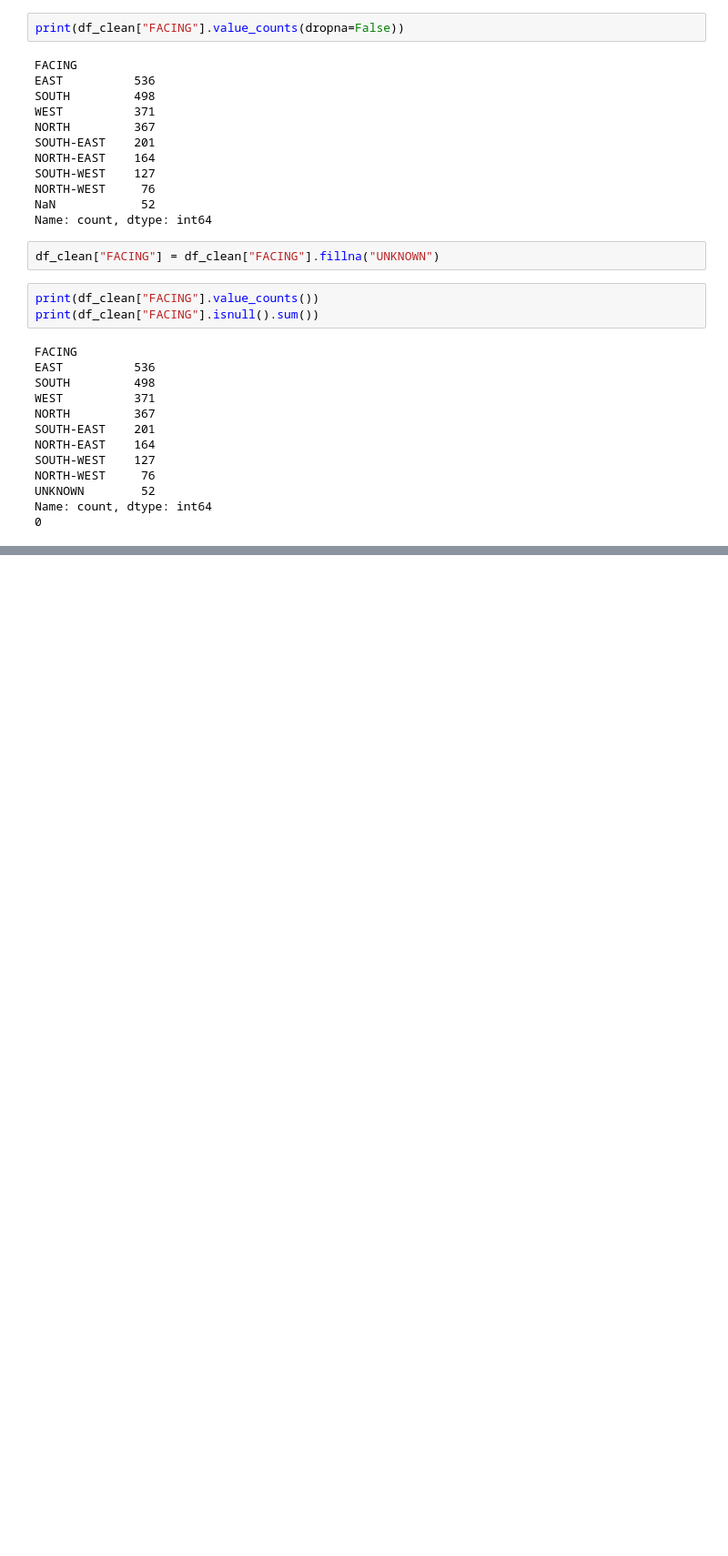
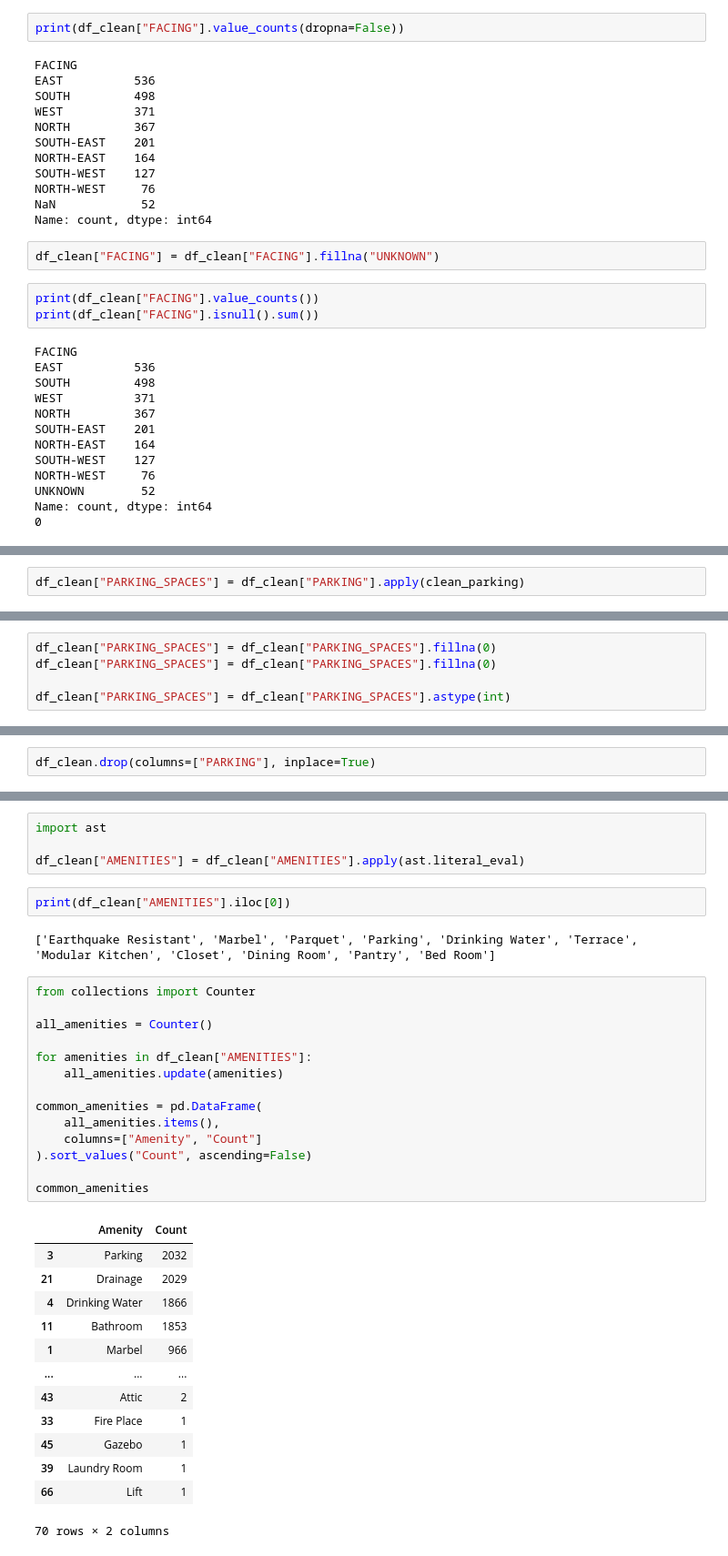
Before and after one commit to ishan2021/House-Price-Prediction-ML-Project, a Jupyter notebook: notebooks/02_Data_Cleaning.ipynb, the cells around one changed output, grey strips where cells are left out. Shown at 91% size. Saved outputs shown, nothing was run; the diff lists cells and outputs as text; blank space fills up the shorter version.

```diff
--- a/notebooks/02_Data_Cleaning.ipynb
+++ b/notebooks/02_Data_Cleaning.ipynb
@@ -1149,0 +1308,2 @@ Name: count, dtype: int64
+# %%
+df_clean["PARKING_SPACES"] = df_clean["PARKING"].apply(clean_parking)
@@ -1149,0 +1332,5 @@ Name: count, dtype: int64
+# %%
+df_clean["PARKING_SPACES"] = df_clean["PARKING_SPACES"].fillna(0)
+df_clean["PARKING_SPACES"] = df_clean["PARKING_SPACES"].fillna(0)
+
+df_clean["PARKING_SPACES"] = df_clean["PARKING_SPACES"].astype(int)
@@ -1149,0 +1354,2 @@ Name: count, dtype: int64
+# %%
+df_clean.drop(columns=["PARKING"], inplace=True)
@@ -1149,0 +1384,36 @@ Name: count, dtype: int64
+# %%
+import ast
+
+df_clean["AMENITIES"] = df_clean["AMENITIES"].apply(ast.literal_eval)
+# %%
+print(df_clean["AMENITIES"].iloc[0])
+# %% [output]
+['Earthquake Resistant', 'Marbel', 'Parquet', 'Parking', 'Drinking Water', 'Terrace', 'Modular Kitchen', 'Closet', 'Dining Room', 'Pantry', 'Bed Room']
+# %%
+from collections import Counter
+
+all_amenities = Counter()
+
+for amenities in df_clean["AMENITIES"]:
+    all_amenities.update(amenities)
+
+common_amenities = pd.DataFrame(
+    all_amenities.items(),
+    columns=["Amenity", "Count"]
+).sort_values("Count", ascending=False)
+
+common_amenities
+# %% [output]
+|  | Amenity | Count |
+| 3 | Parking | 2032 |
+| 21 | Drainage | 2029 |
+| 4 | Drinking Water | 1866 |
+| 11 | Bathroom | 1853 |
+| 1 | Marbel | 966 |
+| ... | ... | ... |
+| 43 | Attic | 2 |
+| 33 | Fire Place | 1 |
+| 45 | Gazebo | 1 |
+| 39 | Laundry Room | 1 |
+| 66 | Lift | 1 |
+70 rows × 2 columns
```
Also changed, not shown: parts of 26 cells of this notebook, 1 other file.
